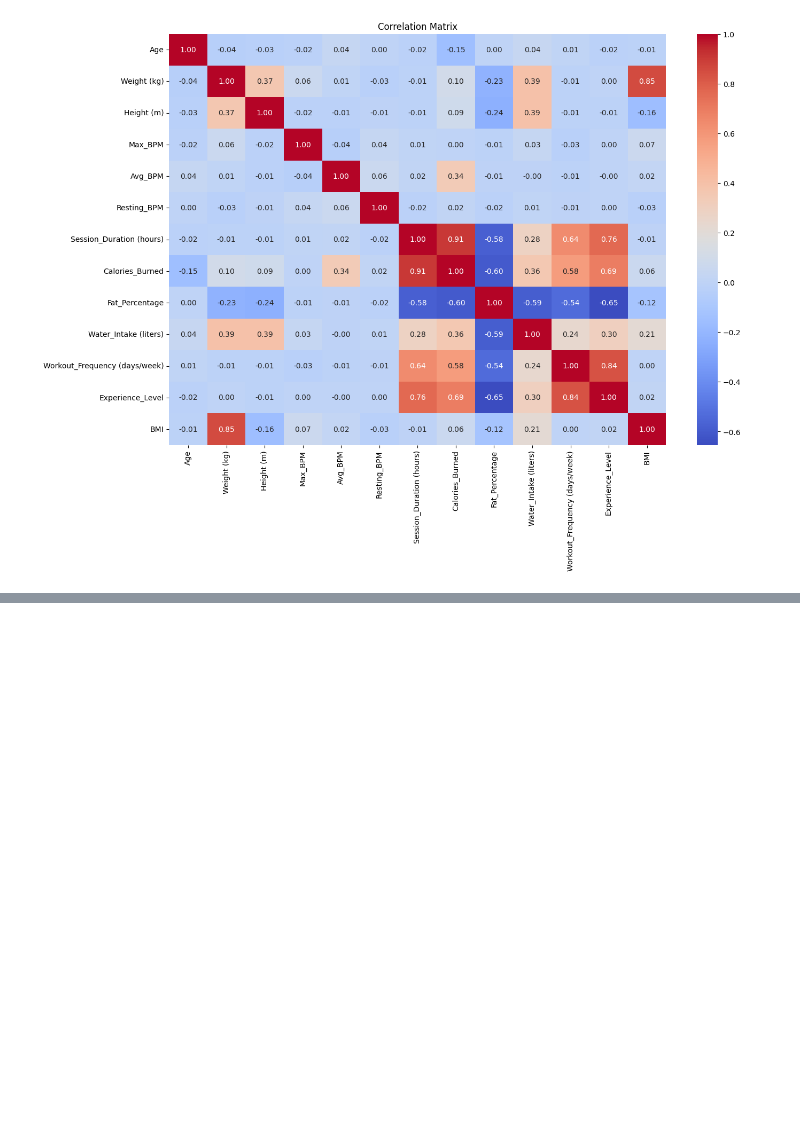
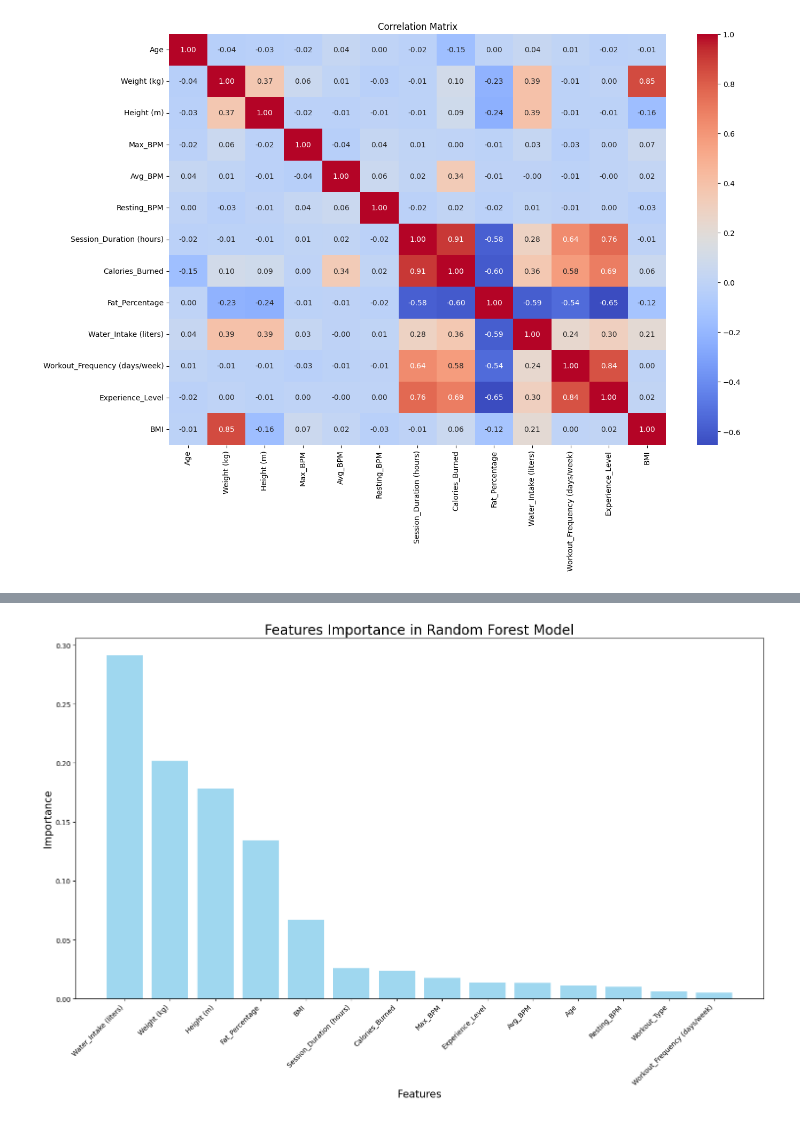
Before and after one commit to Falanger-debug/Data-Analyticts, a Jupyter notebook: Classification - advanced/Lizak_Lukasz_Classification_advanced.ipynb, the cells around one changed output, grey strips where cells are left out. Cells and saved outputs as stored; diff of their text form; code cells hidden in the pictures; blank space fills up the shorter version.

```diff
--- a/Classification - advanced/Lizak_Lukasz_Classification_advanced.ipynb
+++ b/Classification - advanced/Lizak_Lukasz_Classification_advanced.ipynb
@@ -142,0 +205,22 @@ plt.show()
+# %%
+
+# extract features importance from the Random Forest model
+features_importance = model.feature_importances_
+feature_names = X.columns
+
+# Sort the features importance in descending order
+sorted_indices = np.argsort(features_importance)[::-1]
+sorted_importance = features_importance[sorted_indices]
+sorted_feature_names = feature_names[sorted_indices]
+
+# Plotting the features importance
+plt.figure(figsize=(15, 10))
+plt.bar(range(len(sorted_importance)), sorted_importance, align='center', alpha=0.8, color='skyblue')
+plt.xticks(range(len(sorted_importance)), sorted_feature_names, rotation=45, ha='right')
+plt.title("Features Importance in Random Forest Model", fontsize=20)
+plt.xlabel("Features", fontsize=15)
+plt.ylabel("Importance", fontsize=15)
+plt.tight_layout()
+plt.show()
+# %% [output]
+[figure, added]
```
Also changed, not shown: parts of 4 cells of this notebook.
